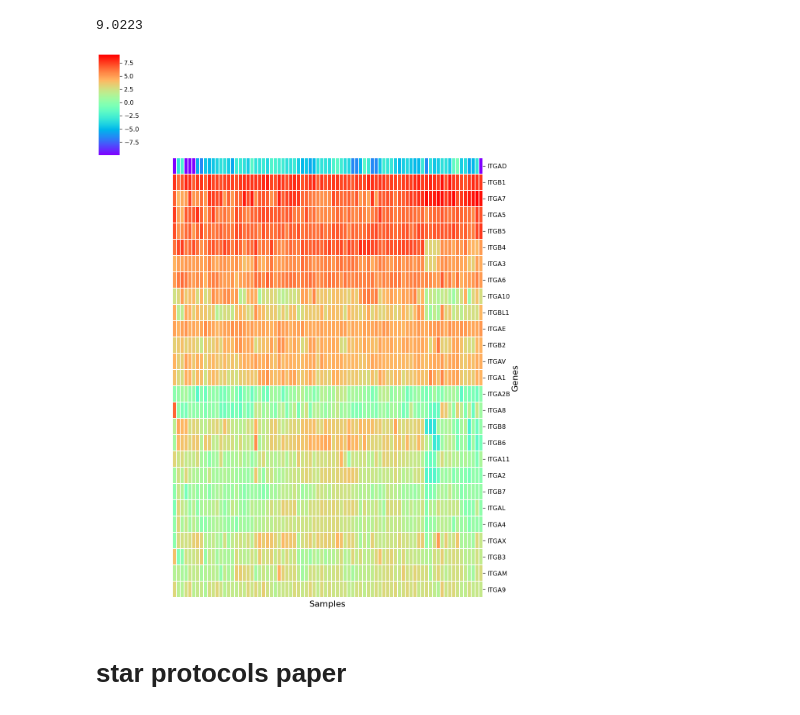
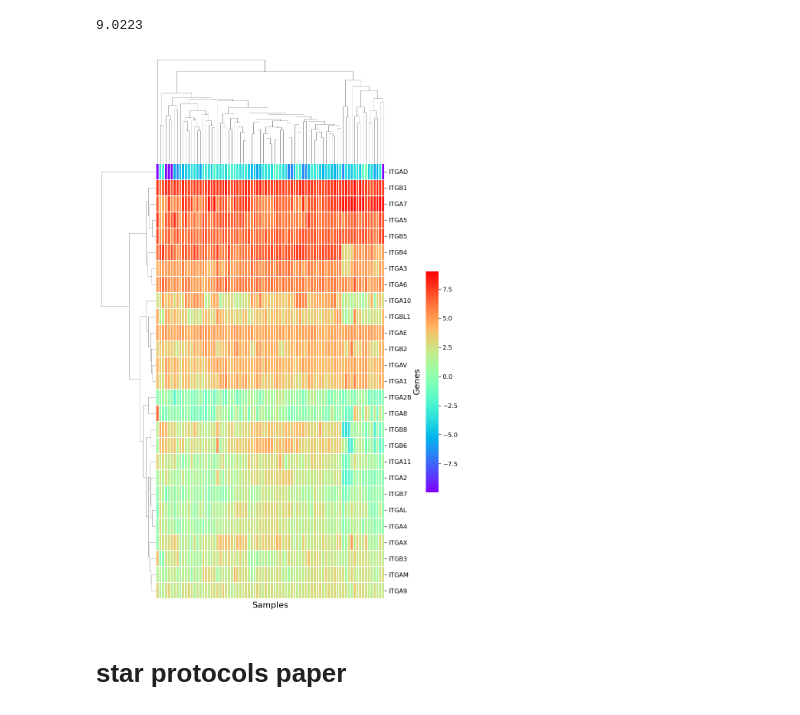
Before and after one commit to hshadman/integrin_expression_data_mining, a Jupyter notebook: jesse_code/gene_networking_analysis_BRCA_v2_(gtex_males_excluded).ipynb, the cells around one changed output. Saved outputs shown, nothing was run; the diff lists cells and outputs as text; code cells hidden in the pictures.

```diff
--- a/jesse_code/gene_networking_analysis_BRCA_v2_(gtex_males_excluded).ipynb
+++ b/jesse_code/gene_networking_analysis_BRCA_v2_(gtex_males_excluded).ipynb
@@ -906,29 +906,31 @@ df_int[df_int.columns[df_int.columns.str.contains('ITG')]].max().max()
 # %%
 heatmap_df = df_int[df_int.columns[df_int.columns.str.contains('ITG')]].copy()
 
 
 
 ax = sns.clustermap(heatmap_df.T, cmap='rainbow', row_cluster=True, col_cluster=True,
                     method='average', metric='cityblock', linewidths=0.01,
                     fmt='', figsize=(15,20), annot_kws={"size": 20}, xticklabels=False)
 
 
 #ax.tick_params(axis='x', labelrotation=90, labelsize=18, size=6, width=1.2, pad=10,visible=False)
 
 ax.tick_params(axis='y', labelrotation=0, labelsize=16, size=6, width=1.2, pad=5)
 
 ax.ax_heatmap.set_xlabel('Samples', fontsize=22)
 ax.ax_heatmap.set_ylabel('Genes', fontsize=22)
 # ax.collections[0].set_clim(-2,2)
 # need to fix color bar tickmarks and position
 
+ax.fig.subplots_adjust(right=0.7)
+ax.ax_cbar.set_position((0.8, .2, .03, .4))
 
-ax.ax_row_dendrogram.set_visible(False)
-ax.ax_col_dendrogram.set_visible(False)
+ax.ax_row_dendrogram.set_visible(True)
+ax.ax_col_dendrogram.set_visible(True)
 
 del heatmap_df
 # %% [output]
-[figure, old version]
+[figure, new version]
 # %% [markdown]
 # star protocols paper
 # %% [markdown]
```
